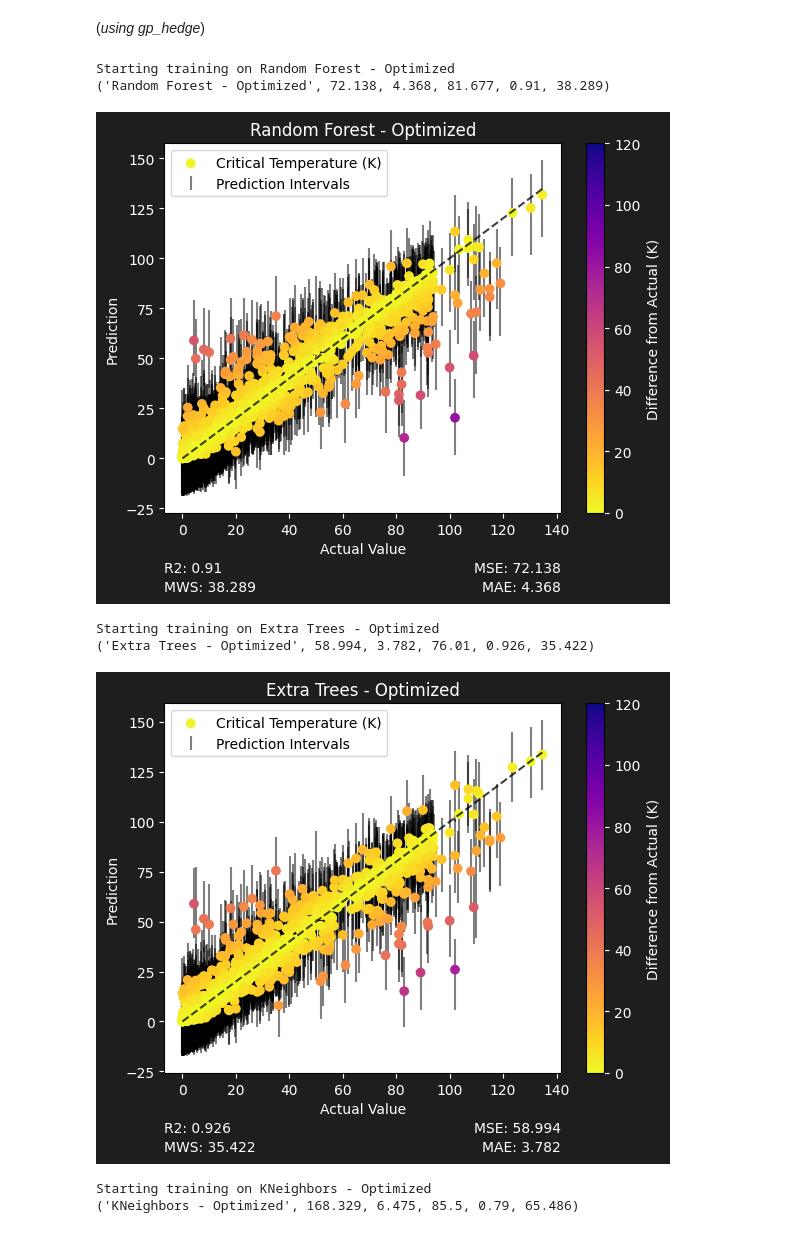
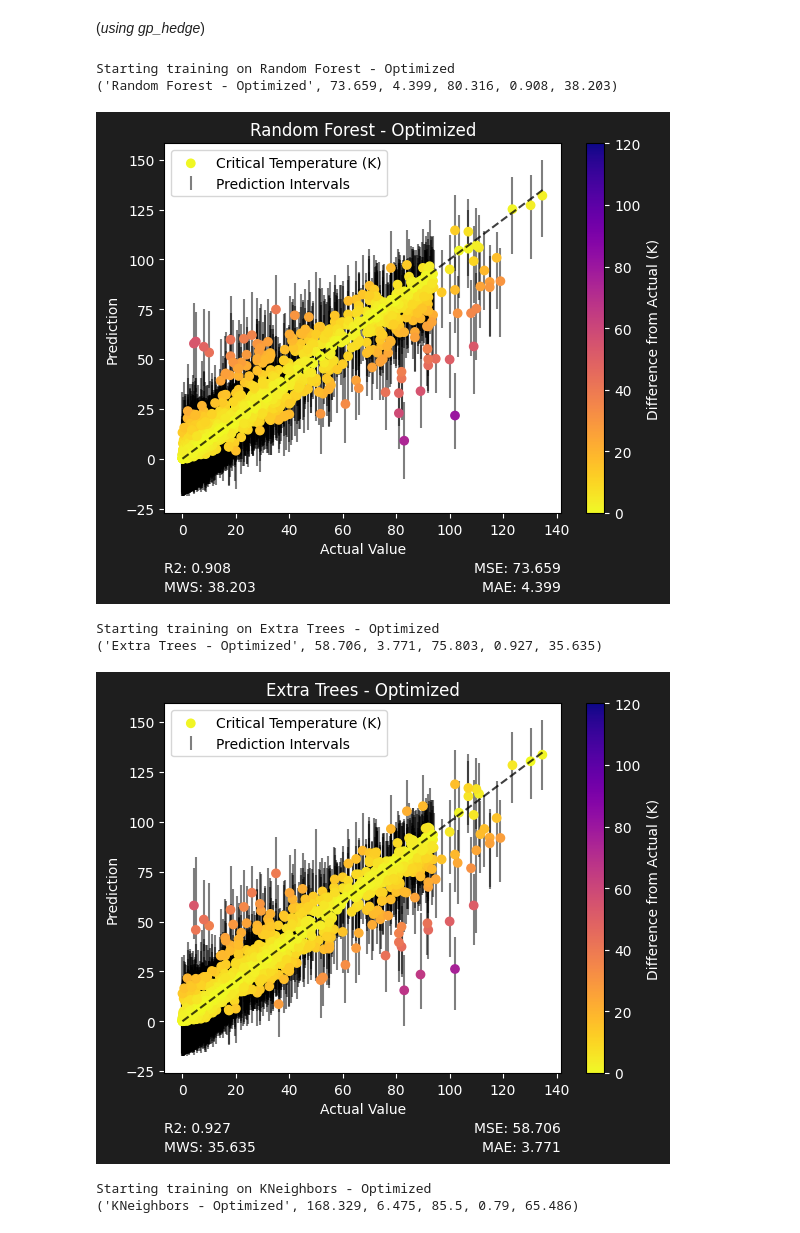
Before and after one commit to sylphrena0/classe, a Jupyter notebook: code/training.ipynb, the cells around one changed output. Drawn from its saved outputs; the diff is of its cells as text; code cells hidden in the pictures.

```diff
--- a/code/training.ipynb
+++ b/code/training.ipynb
@@ -232,16 +232,16 @@ Starting training on KNeighbors - Optimized
 (*using gp_hedge*)
 # %%
 sfn.import_data(replace_inf=True)
-sfn.evaluate_one("Random Forest - Optimized", RandomForestRegressor, {'max_features': 9, 'n_estimators': 552}, uncertainty=True, method="plus")
-sfn.evaluate_one("Extra Trees - Optimized", ExtraTreesRegressor, {'n_estimators': 708}, uncertainty=True, method="plus")
+sfn.evaluate_one("Random Forest - Optimized", RandomForestRegressor, {'max_features': 20, 'n_estimators': 143}, uncertainty=True, method="plus")
+sfn.evaluate_one("Extra Trees - Optimized", ExtraTreesRegressor, {'n_estimators': 291}, uncertainty=True, method="plus")
 sfn.evaluate_one("KNeighbors - Optimized", KNeighborsRegressor, {'n_neighbors': 1, 'algorithm': 'kd_tree'}, uncertainty=True, method="plus")
 # %% [output]
 Starting training on Random Forest - Optimized
-('Random Forest - Optimized', 72.138, 4.368, 81.677, 0.91, 38.289)
+('Random Forest - Optimized', 73.659, 4.399, 80.316, 0.908, 38.203)
-[figure, old version]
+[figure, new version]
 Starting training on Extra Trees - Optimized
-('Extra Trees - Optimized', 58.994, 3.782, 76.01, 0.926, 35.422)
+('Extra Trees - Optimized', 58.706, 3.771, 75.803, 0.927, 35.635)
-[figure, old version]
+[figure, new version]
 Starting training on KNeighbors - Optimized
 ('KNeighbors - Optimized', 168.329, 6.475, 85.5, 0.79, 65.486)
 [figure]
```
Also changed, not shown: parts of 2 cells of this notebook, 47 other files.
